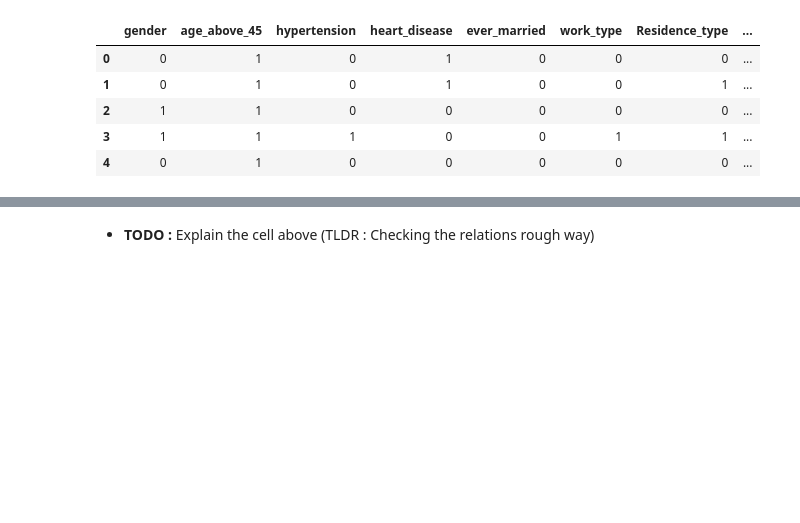
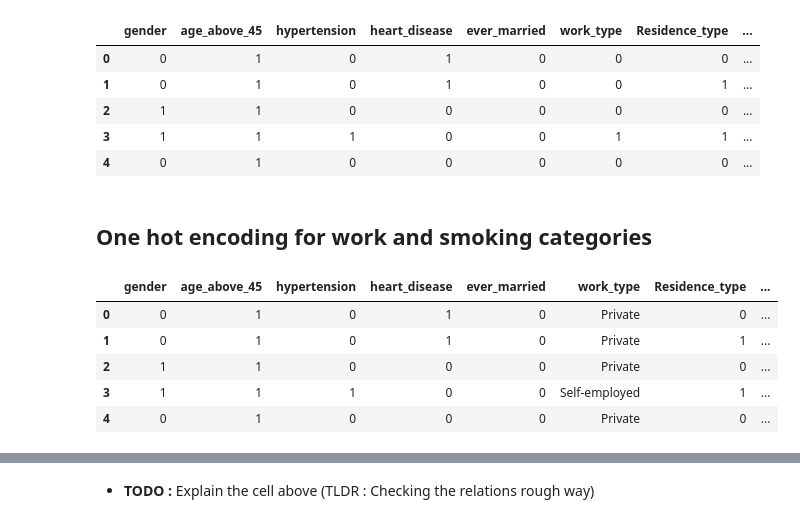
Before and after one commit to gundruke/TMBD-project-2, a Jupyter notebook: BN.ipynb, the cells around one changed output, grey strips where cells are left out. Saved outputs shown, nothing was run; the diff lists cells and outputs as text; code cells hidden in the pictures; blank space fills up the shorter version.

```diff
--- a/BN.ipynb
+++ b/BN.ipynb
@@ -164,3 +207,15 @@ df.head()
 | 2 | 1 | 1 | 0 | 0 | 0 | 0 | 0 | ... |
 | 3 | 1 | 1 | 1 | 0 | 0 | 1 | 1 | ... |
 | 4 | 0 | 1 | 0 | 0 | 0 | 0 | 0 | ... |
+# %% [markdown]
+## One hot encoding for work and smoking categories
+# %%
+encoded_df = pd.concat([df, pd.get_dummies(df["work_type"], prefix="work"), pd.get_dummies(df["smoking_status"], prefix="smoking")], axis=1)
+encoded_df.head()
+# %% [output]
+|  | gender | age_above_45 | hypertension | heart_disease | ever_married | work_type | Residence_type | ... |
+| 0 | 0 | 1 | 0 | 1 | 0 | Private | 0 | ... |
+| 1 | 0 | 1 | 0 | 1 | 0 | Private | 1 | ... |
+| 2 | 1 | 1 | 0 | 0 | 0 | Private | 0 | ... |
+| 3 | 1 | 1 | 1 | 0 | 0 | Self-employed | 1 | ... |
+| 4 | 0 | 1 | 0 | 0 | 0 | Private | 0 | ... |
```
Also changed, not shown: parts of 20 cells of this notebook, 2 other files.
